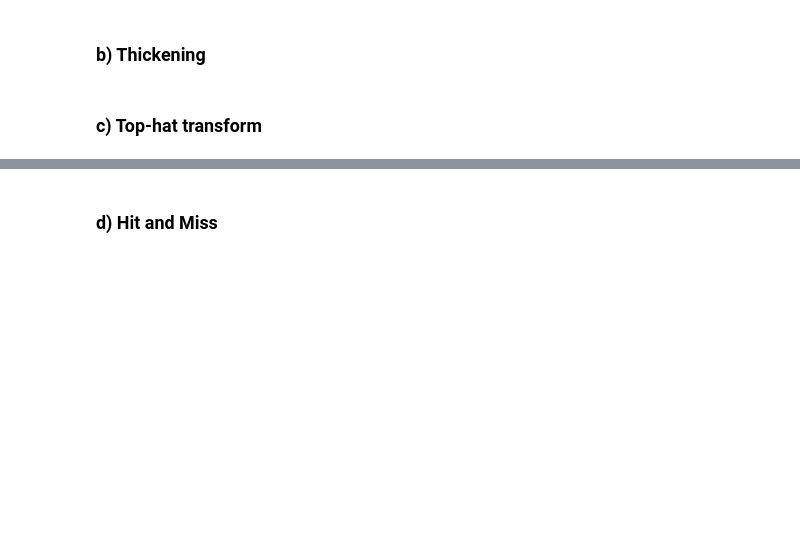
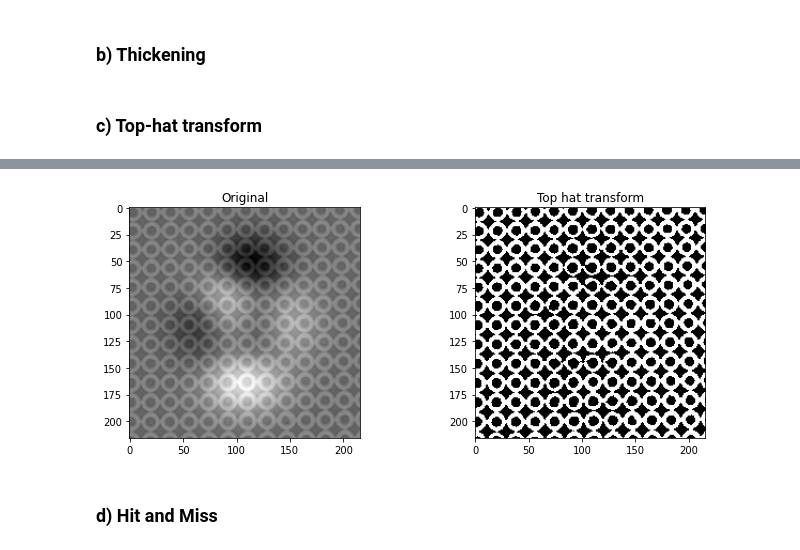
Before and after one commit to LuFernandez/imagaynes, a Jupyter notebook: Morfologia/Morfologia.ipynb, the cells around one changed output, grey strips where cells are left out. Saved outputs shown, nothing was run; the diff lists cells and outputs as text; code cells hidden in the pictures; blank space fills up the shorter version.

```diff
--- a/Morfologia/Morfologia.ipynb
+++ b/Morfologia/Morfologia.ipynb
@@ -169,3 +181,23 @@ $$ f$$
+# %%
+radio = 6
+kernel = CircularKernel(radio)
+#Armo el elemento estructural
+opened = ApplyOpening(kernel, rings_img)
+top_hat = rings_img - opened
+top_hat[top_hat < 20 ] = 0
+top_hat[top_hat > 20 ] = 255
+fig, (ax1, ax2) = plt.subplots(1, 2, sharex=True, sharey=False, figsize =(8,8))
+plt.subplots_adjust(top = 1, bottom = 0, right = 1, left = 0, hspace = 0.5, wspace = 0.5)
+
+ax1.set_title("Original")
+ax1.imshow(rings_img)
+
+ax2.set_title("Top hat transform")
+ax2.imshow(top_hat.astype(int))
+
+plt.show()
+# %% [output]
+[figure, added]
 # %% [markdown]
 ### d) Hit and Miss
 # %% [markdown]
```
Also changed, not shown: parts of 4 cells of this notebook.
